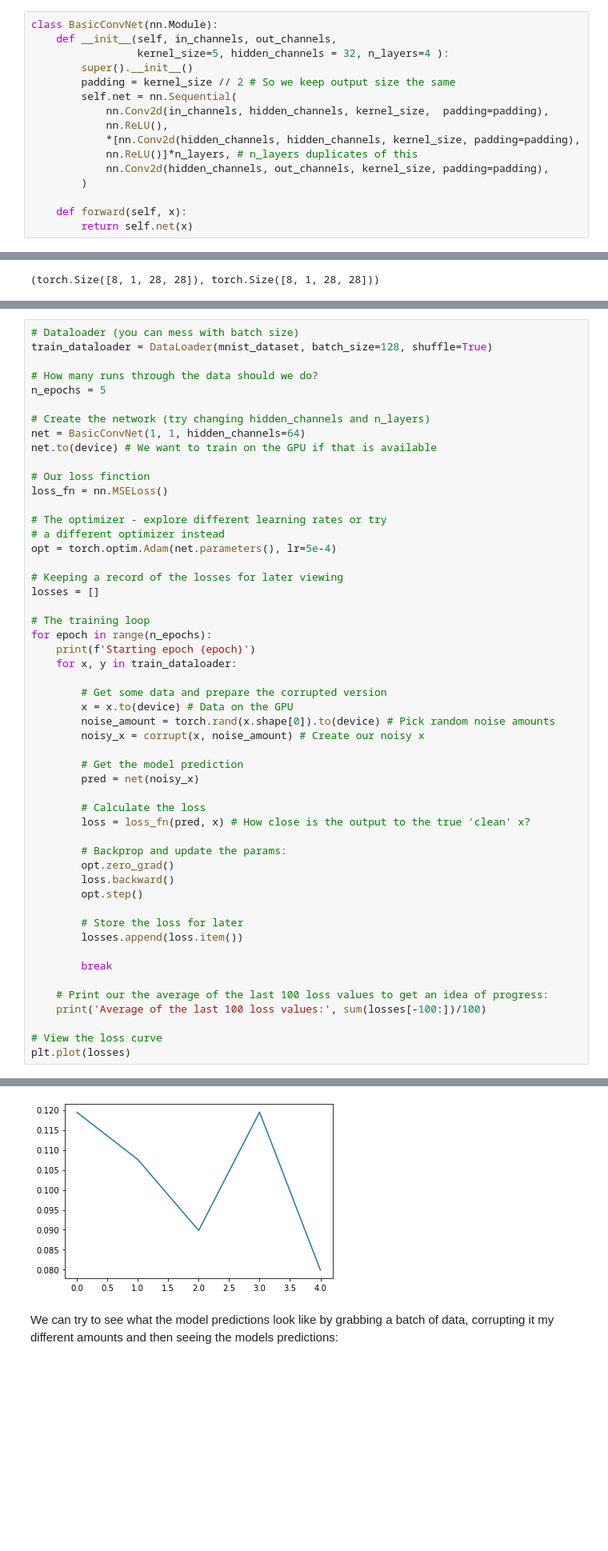
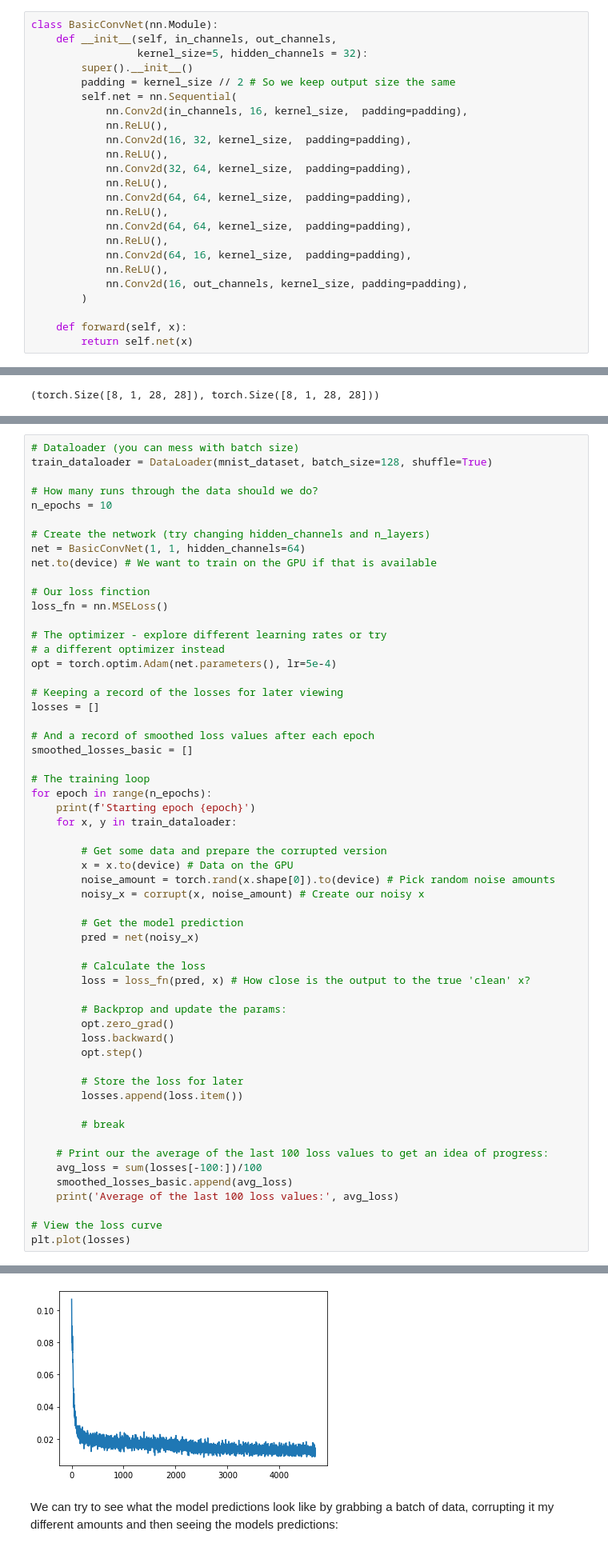
Before and after one commit to johnowhitaker/tglcourse, a Jupyter notebook: 12_DM1.ipynb, the cells around one changed output, grey strips where cells are left out. Shown at 80% size. Drawn from its saved outputs; the diff is of its cells as text; blank space fills up the shorter version.

```diff
--- a/12_DM1.ipynb
+++ b/12_DM1.ipynb
@@ -123,15 +123,23 @@ Sticking with our goal of simplicity, we'll specify the model here as a convolut
 # %%
 class BasicConvNet(nn.Module):
     def __init__(self, in_channels, out_channels,
-                 kernel_size=5, hidden_channels = 32, n_layers=4 ):
+                 kernel_size=5, hidden_channels = 32):
         super().__init__()
         padding = kernel_size // 2 # So we keep output size the same
         self.net = nn.Sequential(
-            nn.Conv2d(in_channels, hidden_channels, kernel_size,  padding=padding),
+            nn.Conv2d(in_channels, 16, kernel_size,  padding=padding),
             nn.ReLU(),
-            *[nn.Conv2d(hidden_channels, hidden_channels, kernel_size, padding=padding),
-            nn.ReLU()]*n_layers, # n_layers duplicates of this
-            nn.Conv2d(hidden_channels, out_channels, kernel_size, padding=padding),
+            nn.Conv2d(16, 32, kernel_size,  padding=padding),
+            nn.ReLU(),
+            nn.Conv2d(32, 64, kernel_size,  padding=padding),
+            nn.ReLU(),
+            nn.Conv2d(64, 64, kernel_size,  padding=padding),
+            nn.ReLU(),
+            nn.Conv2d(64, 64, kernel_size,  padding=padding),
+            nn.ReLU(),
+            nn.Conv2d(64, 16, kernel_size,  padding=padding),
+            nn.ReLU(),
+            nn.Conv2d(16, out_channels, kernel_size, padding=padding),
         )
 
     def forward(self, x):
@@ -164,7 +172,7 @@ Feel free to experiment with all of the parameters here - for this example I cho
 train_dataloader = DataLoader(mnist_dataset, batch_size=128, shuffle=True)
 
 # How many runs through the data should we do?
-n_epochs = 5
+n_epochs = 10
 
 # Create the network (try changing hidden_channels and n_layers)
 net = BasicConvNet(1, 1, hidden_channels=64)
@@ -179,6 +187,9 @@ opt = torch.optim.Adam(net.parameters(), lr=5e-4)
 
 # Keeping a record of the losses for later viewing
 losses = []
+
+# And a record of smoothed loss values after each epoch
+smoothed_losses_basic = []
 
 # The training loop
 for epoch in range(n_epochs):
@@ -204,10 +215,12 @@ for epoch in range(n_epochs):
         # Store the loss for later
         losses.append(loss.item())
 
-        break
+        # break
 
     # Print our the average of the last 100 loss values to get an idea of progress:
-    print('Average of the last 100 loss values:', sum(losses[-100:])/100)
+    avg_loss = sum(losses[-100:])/100
+    smoothed_losses_basic.append(avg_loss)
+    print('Average of the last 100 loss values:', avg_loss)
 
 # View the loss curve
 plt.plot(losses)
@@ -225,5 +248,5 @@ Average of the last 100 loss values: 0.0051618898659944535
 [<matplotlib.lines.Line2D>]
-[figure, old version]
+[figure, new version]
 # %% [markdown]
 We can try to see what the model predictions look like by grabbing a batch of data, corrupting it my different amounts and then seeing the models predictions:
 # %%
```
Also changed, not shown: parts of 29 cells of this notebook.
